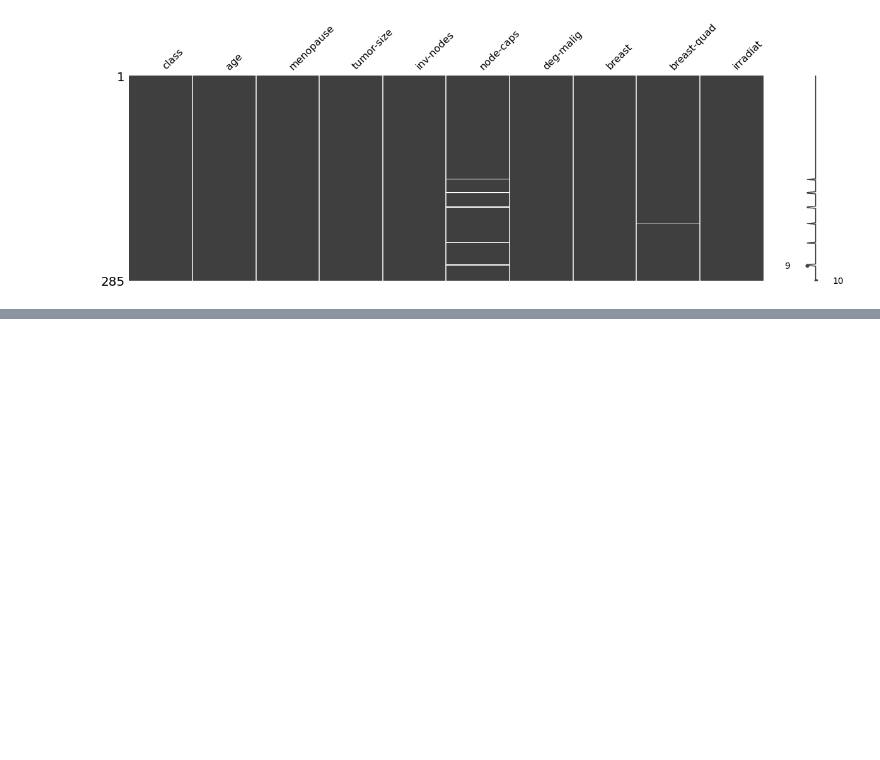
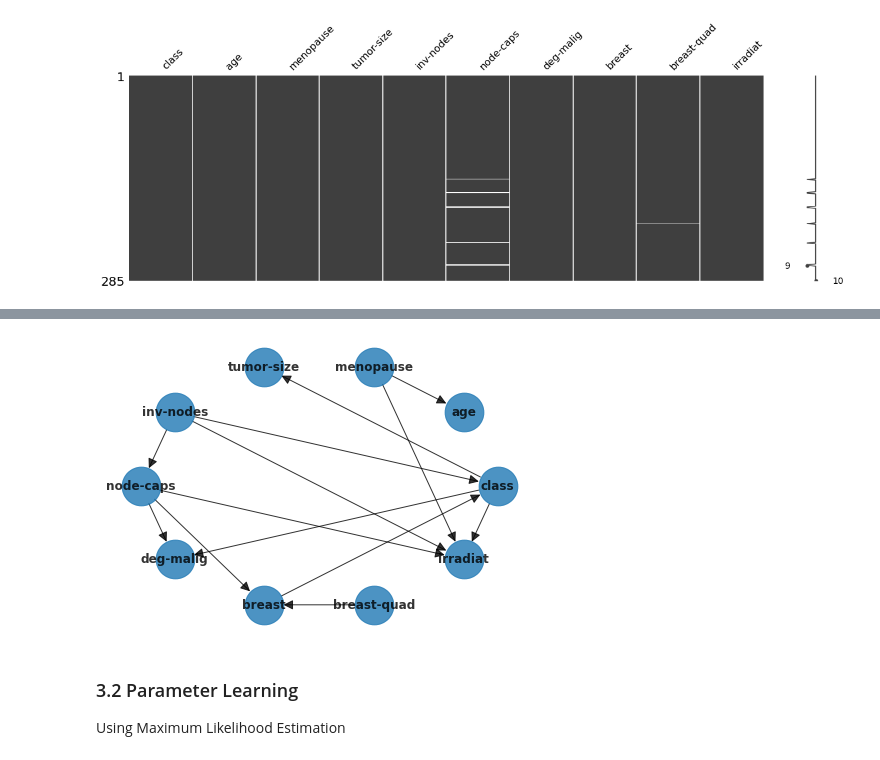
Before and after one commit to tiennvhust/CS4705, a Jupyter notebook: CS4705_Assignment_02.ipynb, the cells around one changed output, grey strips where cells are left out. Saved outputs shown, nothing was run; the diff lists cells and outputs as text; code cells hidden in the pictures; blank space fills up the shorter version.

```diff
--- a/CS4705_Assignment_02.ipynb
+++ b/CS4705_Assignment_02.ipynb
@@ -80,0 +240,12 @@ mno.matrix(data, figsize = (20, 6))
+# %%
+est = HillClimbSearch(train)
+est_model = est.estimate(scoring_method=K2Score(train), start_dag=NB_model, fixed_edges={('class', 'tumor-size')})
+BN_model = BayesianNetwork(est_model.edges())
+# Visualization
+nx.draw_circular(est_model, with_labels=True, arrowsize=20, node_size=1500, alpha=0.8, font_weight="bold")
+plt.show()
+# %% [output]
+[figure, added]
+# %% [markdown]
+### 3.2 Parameter Learning
+Using Maximum Likelihood Estimation
```
Also changed, not shown: parts of 27 cells of this notebook.
